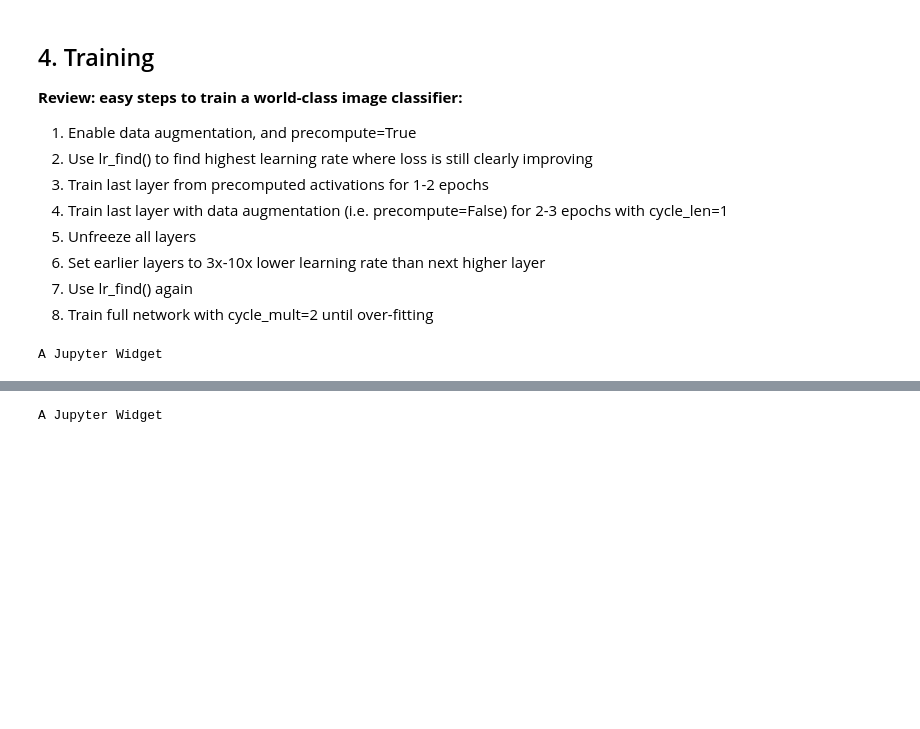
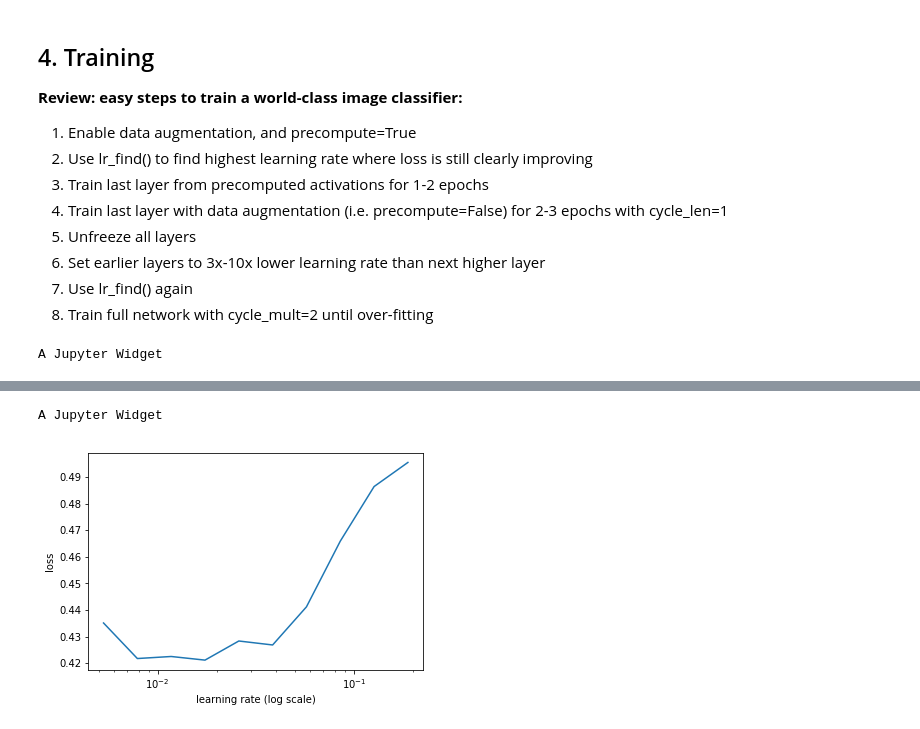
Before and after one commit to ohmeow/fastai-projects, a Jupyter notebook: part1v1/dl1/lesson1-in_or_out.ipynb, the cells around one changed output, grey strips where cells are left out. Cells and saved outputs as stored; diff of their text form; code cells hidden in the pictures; blank space fills up the shorter version.

```diff
--- a/part1v1/dl1/lesson1-in_or_out.ipynb
+++ b/part1v1/dl1/lesson1-in_or_out.ipynb
@@ -158,14 +167,15 @@ learn.fit(1e-3, 3, cycle_len=1)
 # %%
 # 5. Unfreeze all layers
 learn.unfreeze()
+# %%
+learn.lr_find(1e-1/1000)
+learn.sched.plot()
+# %% [output]
+A Jupyter Widget
+[figure, added]
 # %%
 # 6. Set earlier layers to 3x-10x lower learning rate than next higher layer
 lr = np.array([1e-5, 1e-4, 1e-3])
-# %%
-# 7. Use lr_find() again
-lrf = learn.lr_find(lr)
-# %% [output]
-A Jupyter Widget
 # %%
 # 8. Train full network with cycle_mult=2 until over-fitting
 learn.fit(lr, 3, cycle_len=1, cycle_mult=2)
```
Also changed, not shown: parts of 12 cells of this notebook.
